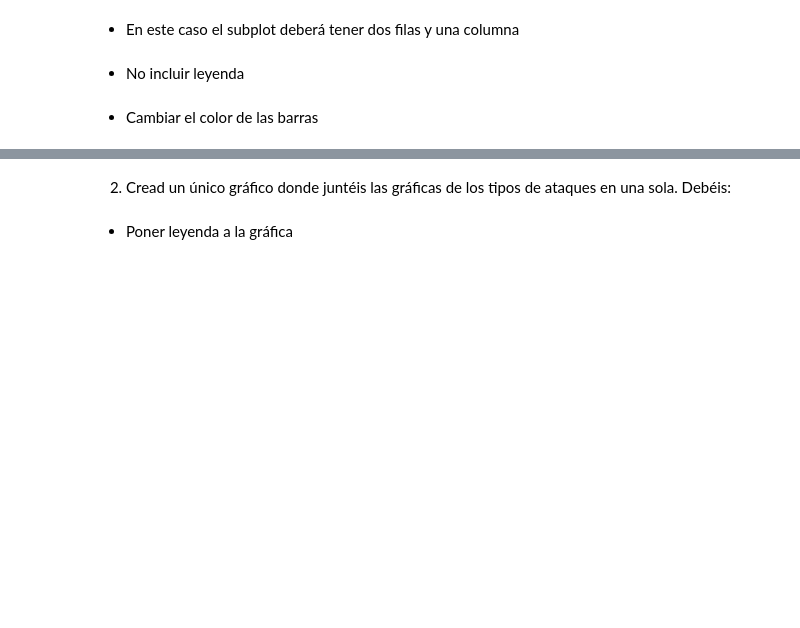
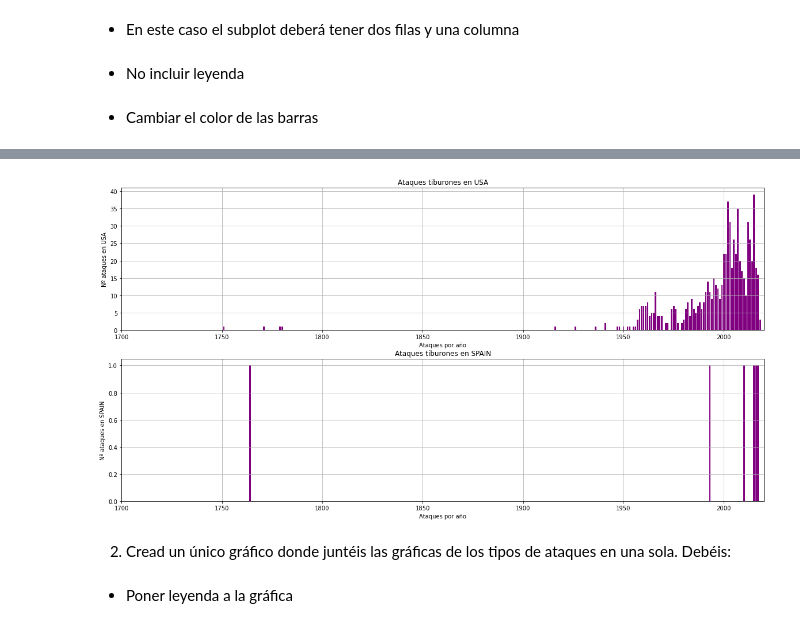
Before and after one commit to Adalab/DA-Stadistics-y-Visualizacion-Matlab-and-Seaborn-, a Jupyter notebook: visualizacion/pairprog-visualizacion-visualizacion2_matloptib.ipynb, the cells around one changed output, grey strips where cells are left out. Drawn from its saved outputs; the diff is of its cells as text; code cells hidden in the pictures; blank space fills up the shorter version.

```diff
--- a/visualizacion/pairprog-visualizacion-visualizacion2_matloptib.ipynb
+++ b/visualizacion/pairprog-visualizacion-visualizacion2_matloptib.ipynb
@@ -35,3 +86,6 @@ En la segunda debéis mostrar los ataques por año para cada uno de los países.
  - No incluir leyenda
 # %% [markdown]
  - Cambiar el color de las barras
+# %%
+USA_attacks2= df[df['country'] == 'USA'] ['year'].value_counts()
+SPAIN_attacks2= df[df['country'] == 'SPAIN'] ['year'].value_counts()
@@ -38,3 +118,32 @@ En la segunda debéis mostrar los ataques por año para cada uno de los países.
+# %%
+fig2, ax= plt.subplots (2,1, figsize=(20,10)) # Establecer el tamaño de la gráfica a 15 x 5
+
+x= USA_attacks2.index
+y= USA_attacks2.values
+
+x1= SPAIN_attacks2.index
+y1= SPAIN_attacks2.values
+
+ax[0].bar(x,y, color='purple') #Poner el color de las líneas en negro y poner marcadores.
+ax[0].set_title(label='Ataques tiburones en USA') #Poner un títulos a cada uno de los subplots
+ax[0].set_xlabel('Ataques por año') # Nombrar los ejes.
+ax[0].set_ylabel('Nº ataques en USA')# Nombrar los ejes.
+ax[0].grid()
+ax[0].set_xlim(1700,2020)
+
+ax[1].bar(x1,y1, color='purple')  #Poner el color de las líneas en negro y poner marcadores.
+ax[1].set_title(label='Ataques tiburones en SPAIN')#Poner un títulos a cada uno de los subplots
+ax[1].set_xlabel('Ataques por año')# Nombrar los ejes.
+ax[1].set_ylabel('Nº ataques en SPAIN')# Nombrar los ejes.
+ax[1].set_xlim(1700,2020)
+
+
+ax[1].grid()
+
+plt.savefig('visu2_graf_ataques_USA_SPAIN_columna.jpg')
+plt.show()
+# %% [output]
+[figure, added]
 # %% [markdown]
 2. Cread un único gráfico donde juntéis las gráficas de los tipos de ataques en una sola. Debéis:
 # %% [markdown]
```
Also changed, not shown: parts of 12 cells of this notebook.
